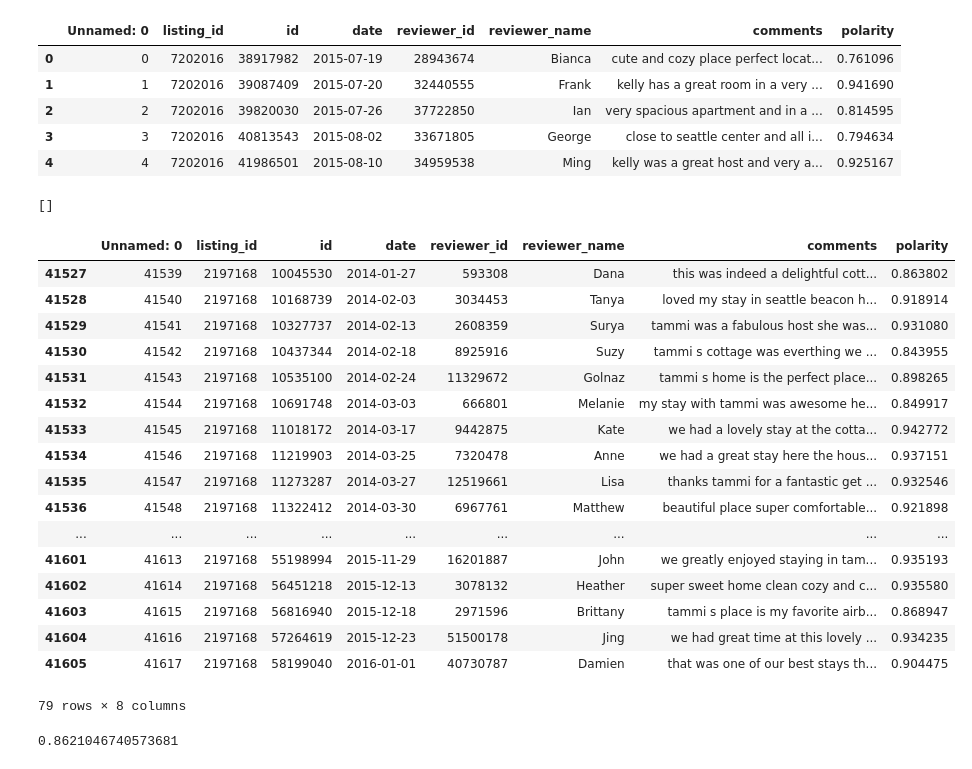
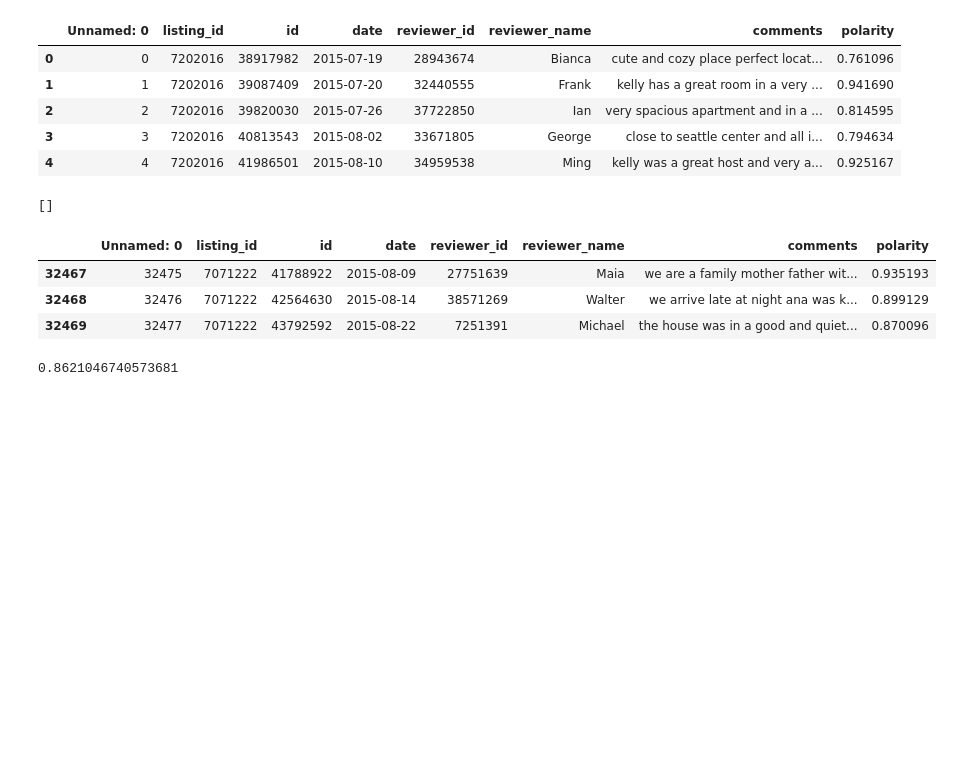
Before and after one commit to AisOmar/Airbnb_recommendation, a Jupyter notebook: Reviews sentiment analysis .ipynb, the cells around one changed output. Cells and saved outputs as stored; diff of their text form; code cells hidden in the pictures; blank space fills up the shorter version.

```diff
--- a/Reviews sentiment analysis .ipynb
+++ b/Reviews sentiment analysis .ipynb
@@ -152,26 +152,12 @@ list(df_n[df_n['polarity'] < 0]['comments'])
 # %%
 #list(df_n[df_n['polarity']  == 1]['comments'])
 # %%
-df_n[df_n['listing_id'] == 2197168]
+df_n[df_n['listing_id'] == 7071222]
 # %% [output]
 |  | Unnamed: 0 | listing_id | id | date | reviewer_id | reviewer_name | comments | polarity |
-| 41527 | 41539 | 2197168 | 10045530 | 2014-01-27 | 593308 | Dana | this was indeed a delightful cott... | 0.863802 |
-| 41528 | 41540 | 2197168 | 10168739 | 2014-02-03 | 3034453 | Tanya | loved my stay in seattle beacon h... | 0.918914 |
-| 41529 | 41541 | 2197168 | 10327737 | 2014-02-13 | 2608359 | Surya | tammi was a fabulous host she was... | 0.931080 |
-| 41530 | 41542 | 2197168 | 10437344 | 2014-02-18 | 8925916 | Suzy | tammi s cottage was everthing we ... | 0.843955 |
-| 41531 | 41543 | 2197168 | 10535100 | 2014-02-24 | 11329672 | Golnaz | tammi s home is the perfect place... | 0.898265 |
-| 41532 | 41544 | 2197168 | 10691748 | 2014-03-03 | 666801 | Melanie | my stay with tammi was awesome he... | 0.849917 |
-| 41533 | 41545 | 2197168 | 11018172 | 2014-03-17 | 9442875 | Kate | we had a lovely stay at the cotta... | 0.942772 |
-| 41534 | 41546 | 2197168 | 11219903 | 2014-03-25 | 7320478 | Anne | we had a great stay here the hous... | 0.937151 |
-| 41535 | 41547 | 2197168 | 11273287 | 2014-03-27 | 12519661 | Lisa | thanks tammi for a fantastic get ... | 0.932546 |
-| 41536 | 41548 | 2197168 | 11322412 | 2014-03-30 | 6967761 | Matthew | beautiful place super comfortable... | 0.921898 |
-| ... | ... | ... | ... | ... | ... | ... | ... | ... |
-| 41601 | 41613 | 2197168 | 55198994 | 2015-11-29 | 16201887 | John | we greatly enjoyed staying in tam... | 0.935193 |
-| 41602 | 41614 | 2197168 | 56451218 | 2015-12-13 | 3078132 | Heather | super sweet home clean cozy and c... | 0.935580 |
-| 41603 | 41615 | 2197168 | 56816940 | 2015-12-18 | 2971596 | Brittany | tammi s place is my favorite airb... | 0.868947 |
-| 41604 | 41616 | 2197168 | 57264619 | 2015-12-23 | 51500178 | Jing | we had great time at this lovely ... | 0.934235 |
-| 41605 | 41617 | 2197168 | 58199040 | 2016-01-01 | 40730787 | Damien | that was one of our best stays th... | 0.904475 |
+| 32467 | 32475 | 7071222 | 41788922 | 2015-08-09 | 27751639 | Maia | we are a family mother father wit... | 0.935193 |
+| 32468 | 32476 | 7071222 | 42564630 | 2015-08-14 | 38571269 | Walter | we arrive late at night ana was k... | 0.899129 |
+| 32469 | 32477 | 7071222 | 43792592 | 2015-08-22 | 7251391 | Michael | the house was in a good and quiet... | 0.870096 |
-79 rows × 8 columns
 # %%
 ### Reccommender system using SVD and surprise Lab
 # %%
```
Also changed, not shown: parts of 32 cells of this notebook.
